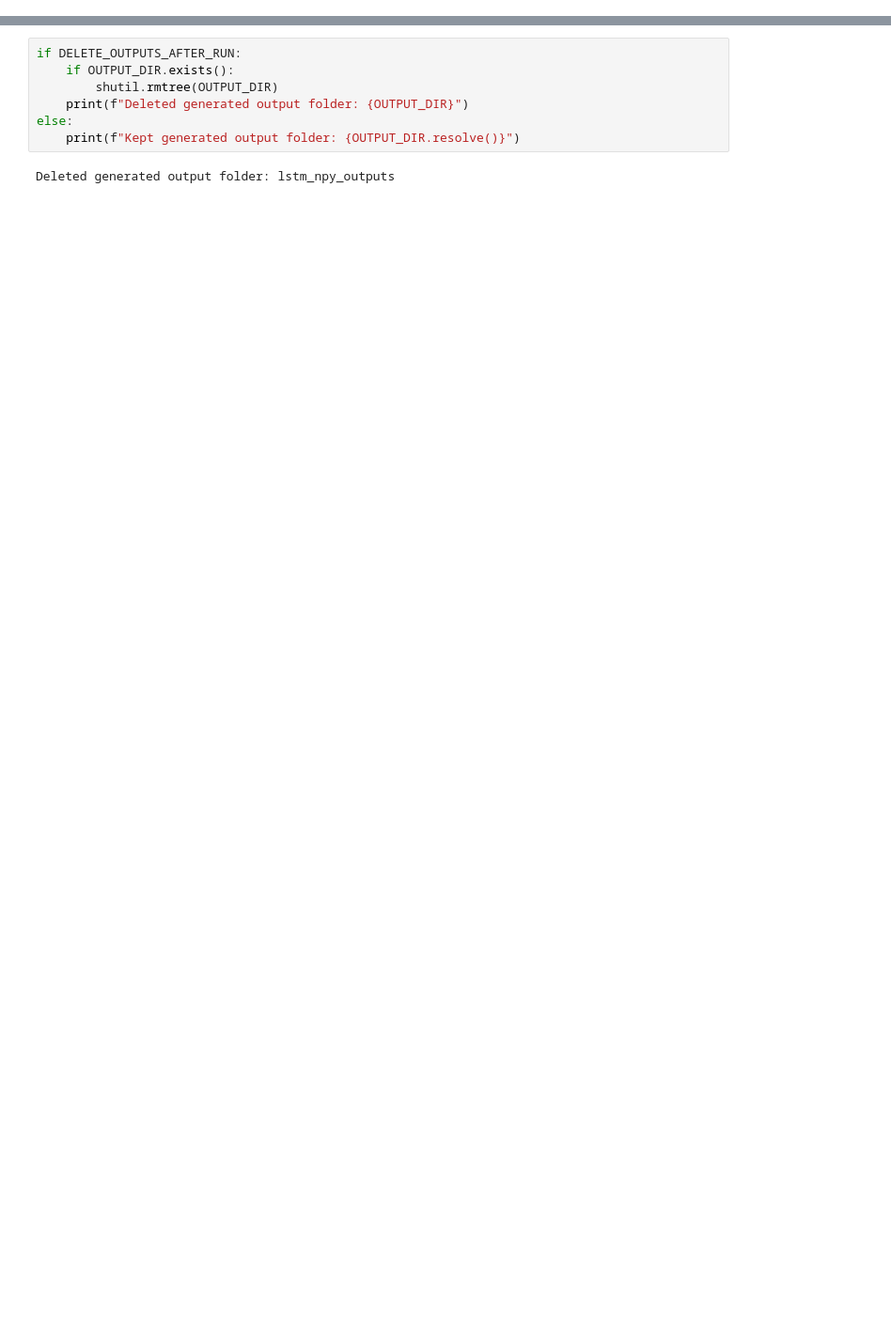
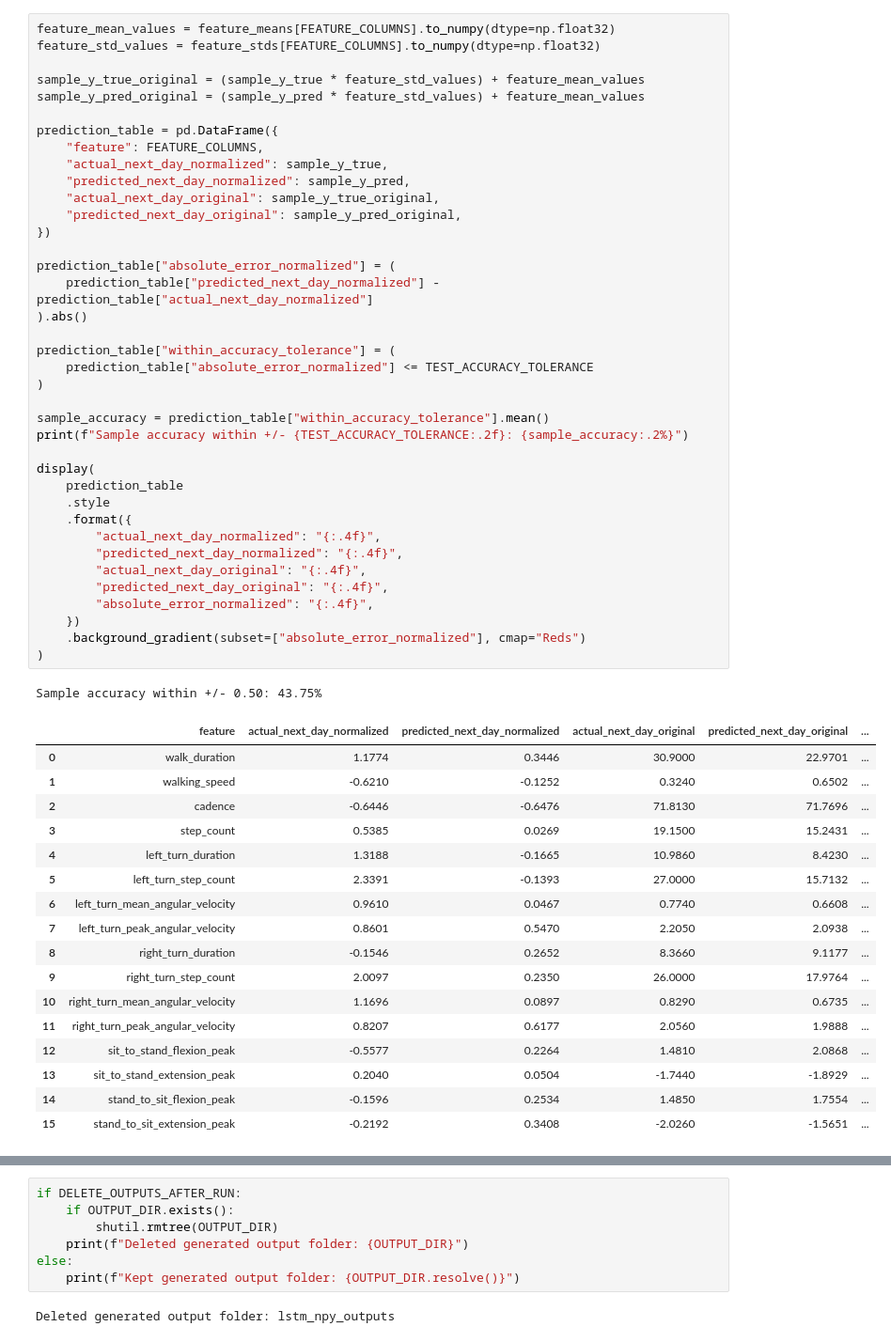
Before and after one commit to ahmedazhar2299/my-walk-sentinal, a Jupyter notebook: prepare_lstm_next_day_dataset.ipynb, the cells around one changed output, grey strips where cells are left out. Shown at 94% size. Saved outputs shown, nothing was run; the diff lists cells and outputs as text; blank space fills up the shorter version.

```diff
--- a/prepare_lstm_next_day_dataset.ipynb
+++ b/prepare_lstm_next_day_dataset.ipynb
@@ -548,0 +683,57 @@ Set `DELETE_OUTPUTS_AFTER_RUN = False` in the first code cell if you want to kee
+# %%
+feature_mean_values = feature_means[FEATURE_COLUMNS].to_numpy(dtype=np.float32)
+feature_std_values = feature_stds[FEATURE_COLUMNS].to_numpy(dtype=np.float32)
+
+sample_y_true_original = (sample_y_true * feature_std_values) + feature_mean_values
+sample_y_pred_original = (sample_y_pred * feature_std_values) + feature_mean_values
+
+prediction_table = pd.DataFrame({
+    "feature": FEATURE_COLUMNS,
+    "actual_next_day_normalized": sample_y_true,
+    "predicted_next_day_normalized": sample_y_pred,
+    "actual_next_day_original": sample_y_true_original,
+    "predicted_next_day_original": sample_y_pred_original,
+})
+
+prediction_table["absolute_error_normalized"] = (
+    prediction_table["predicted_next_day_normalized"] - prediction_table["actual_next_day_normalized"]
+).abs()
+
+prediction_table["within_accuracy_tolerance"] = (
+    prediction_table["absolute_error_normalized"] <= TEST_ACCURACY_TOLERANCE
+)
+
+sample_accuracy = prediction_table["within_accuracy_tolerance"].mean()
+print(f"Sample accuracy within +/- {TEST_ACCURACY_TOLERANCE:.2f}: {sample_accuracy:.2%}")
+
+display(
+    prediction_table
+    .style
+    .format({
+        "actual_next_day_normalized": "{:.4f}",
+        "predicted_next_day_normalized": "{:.4f}",
+        "actual_next_day_original": "{:.4f}",
+        "predicted_next_day_original": "{:.4f}",
+        "absolute_error_normalized": "{:.4f}",
+    })
+    .background_gradient(subset=["absolute_error_normalized"], cmap="Reds")
+)
+# %% [output]
+Sample accuracy within +/- 0.50: 43.75%
+|  | feature | actual_next_day_normalized | predicted_next_day_normalized | actual_next_day_original | predicted_next_day_original | ... |
+| 0 | walk_duration | 1.1774 | 0.3446 | 30.9000 | 22.9701 | ... |
+| 1 | walking_speed | -0.6210 | -0.1252 | 0.3240 | 0.6502 | ... |
+| 2 | cadence | -0.6446 | -0.6476 | 71.8130 | 71.7696 | ... |
+| 3 | step_count | 0.5385 | 0.0269 | 19.1500 | 15.2431 | ... |
+| 4 | left_turn_duration | 1.3188 | -0.1665 | 10.9860 | 8.4230 | ... |
+| 5 | left_turn_step_count | 2.3391 | -0.1393 | 27.0000 | 15.7132 | ... |
+| 6 | left_turn_mean_angular_velocity | 0.9610 | 0.0467 | 0.7740 | 0.6608 | ... |
+| 7 | left_turn_peak_angular_velocity | 0.8601 | 0.5470 | 2.2050 | 2.0938 | ... |
+| 8 | right_turn_duration | -0.1546 | 0.2652 | 8.3660 | 9.1177 | ... |
+| 9 | right_turn_step_count | 2.0097 | 0.2350 | 26.0000 | 17.9764 | ... |
+| 10 | right_turn_mean_angular_velocity | 1.1696 | 0.0897 | 0.8290 | 0.6735 | ... |
+| 11 | right_turn_peak_angular_velocity | 0.8207 | 0.6177 | 2.0560 | 1.9888 | ... |
+| 12 | sit_to_stand_flexion_peak | -0.5577 | 0.2264 | 1.4810 | 2.0868 | ... |
+| 13 | sit_to_stand_extension_peak | 0.2040 | 0.0504 | -1.7440 | -1.8929 | ... |
+| 14 | stand_to_sit_flexion_peak | -0.1596 | 0.2534 | 1.4850 | 1.7554 | ... |
+| 15 | stand_to_sit_extension_peak | -0.2192 | 0.3408 | -2.0260 | -1.5651 | ... |
```
Also changed, not shown: parts of 67 cells of this notebook.
